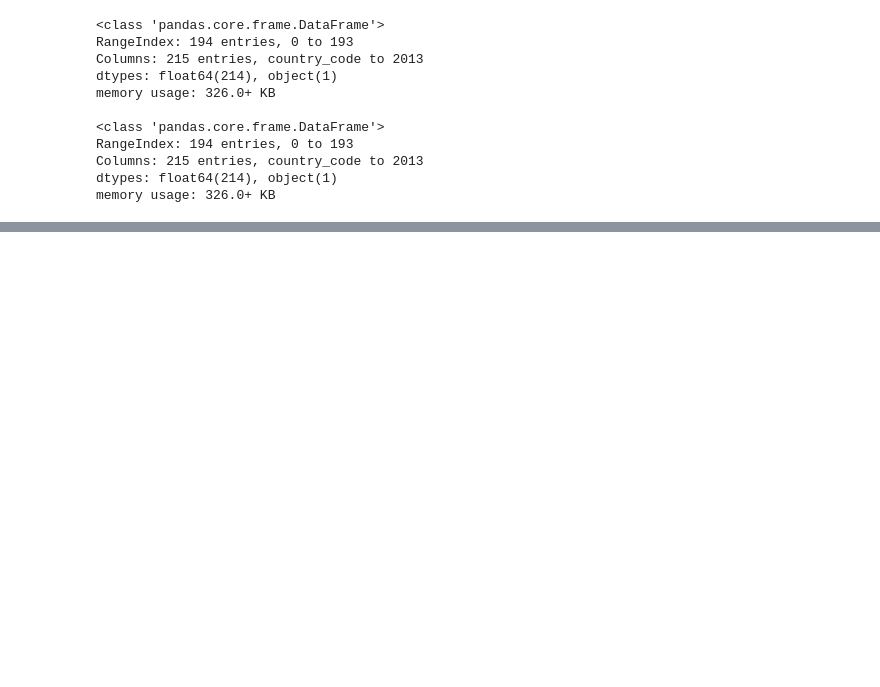
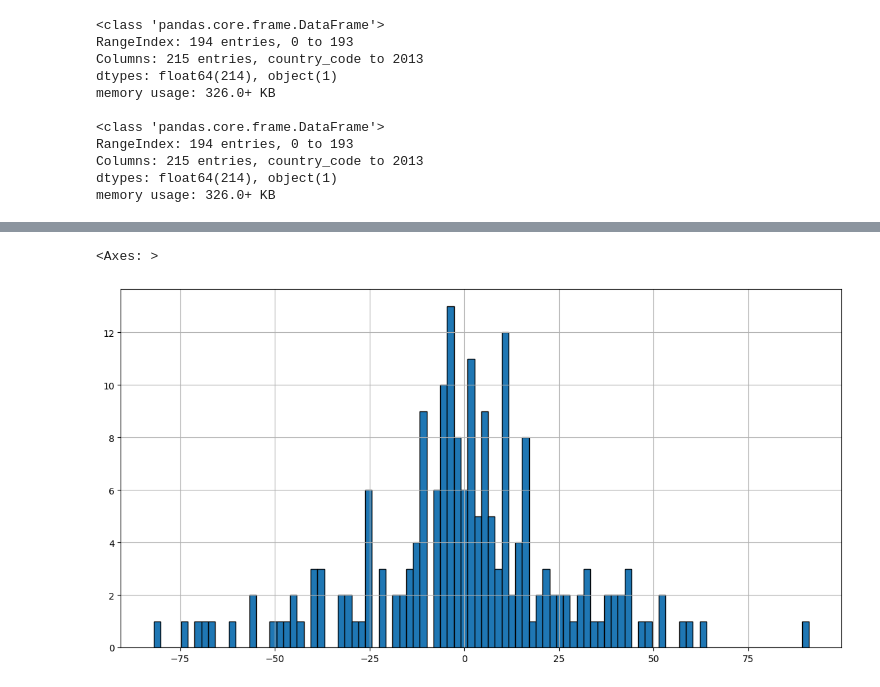
Before and after one commit to tfrum/frum-portfolio, a Jupyter notebook: data_science/population-growth-and-inequality/country_population.ipynb, the cells around one changed output, grey strips where cells are left out. Saved outputs shown, nothing was run; the diff lists cells and outputs as text; code cells hidden in the pictures; blank space fills up the shorter version.

```diff
--- a/data_science/population-growth-and-inequality/country_population.ipynb
+++ b/data_science/population-growth-and-inequality/country_population.ipynb
@@ -279,0 +352,6 @@ gini_coefficients = dfgini[gini_columns].mean(axis=1)
+# %%
+# a histogram showing the distribution of our change-in-rank data
+change_in_rank.hist(grid=True, bins=96, edgecolor='black', figsize=[14, 7])
+# %% [output]
+<Axes: >
+[figure, added]
```
Also changed, not shown: parts of 35 cells of this notebook, 3 other files.
